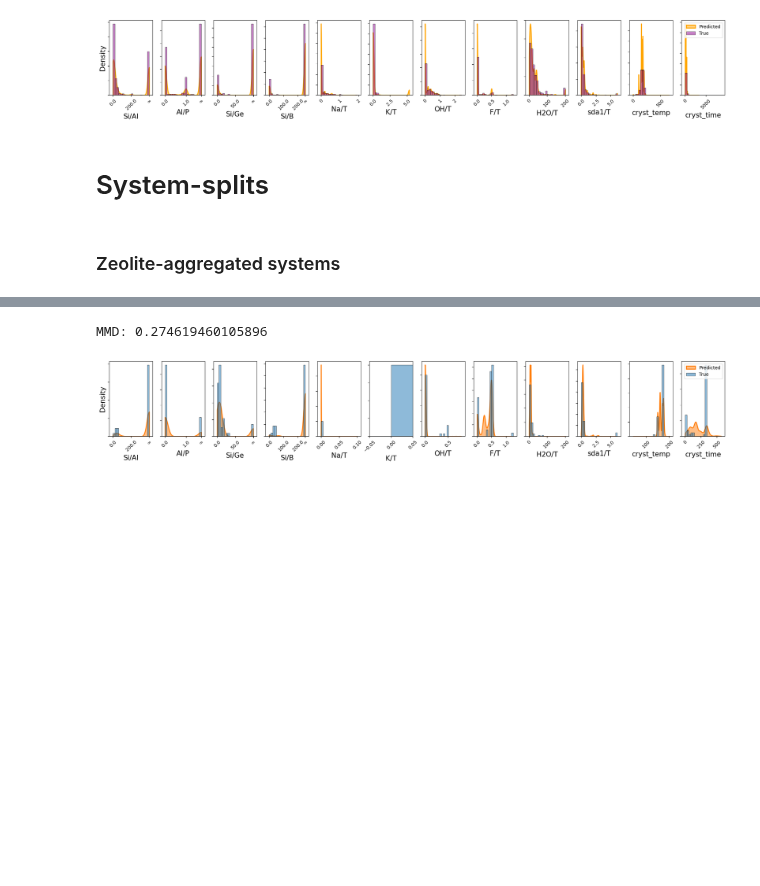
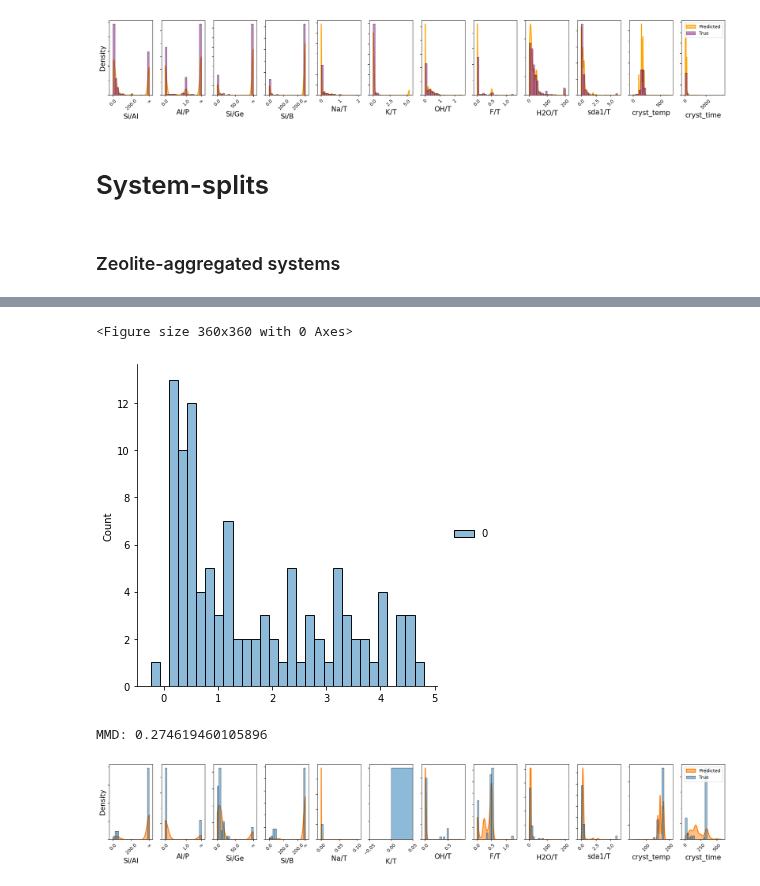
Before and after one commit to eltonpan/zeosyn_gen, a Jupyter notebook: visualize_pred.ipynb, the cells around one changed output, grey strips where cells are left out. Saved outputs shown, nothing was run; the diff lists cells and outputs as text; code cells hidden in the pictures; blank space fills up the shorter version.

```diff
--- a/visualize_pred.ipynb
+++ b/visualize_pred.ipynb
@@ -77,10 +77,13 @@ if not os.path.isfile(f'runs/{model_type}/{split}/{fname}/syn_pred_agg.csv'): #
     syn_pred = pd.DataFrame(syn_pred, columns=dataset.ratio_names+dataset.cond_names)
     syn_pred['zeo'], syn_pred['osda'] = zeo_code, osda_smiles
     syn_pred.to_csv(f'runs/{model_type}/{split}/{fname}/syn_pred_agg.csv', index=False) # Save synthetic predictions
+
 else:
     print('Loading synthetic predictions from saved predictions...')
     syn_pred = pd.read_csv(f'runs/{model_type}/{split}/{fname}/syn_pred_agg.csv')
 
+syn_pred_scaled = utils.scale_x_syn_ratio(syn_pred, dataset) # get min-max scaled version too
+
 syn_pred.shape
 # %% [output]
 SYSTEMS:
@@ -99,6 +102,9 @@ for ratio_idx, ratio in enumerate(dataset.ratio_names+dataset.cond_names):
 syn_true = pd.DataFrame(syn_true, columns=dataset.ratio_names+dataset.cond_names)
 syn_true = pd.DataFrame(syn_true, columns=dataset.ratio_names+dataset.cond_names)
 syn_true['zeo'], syn_true['osda'] = zeo_code, osda_smiles
+
+syn_true_scaled = utils.scale_x_syn_ratio(syn_true, dataset) # get min-max scaled version too
+
 syn_true.shape
 # %% [output]
 (5168, 14)
@@ -166,16 +170,23 @@ utils.compare_gel_conds([syn_pred, syn_true], ['Predicted', 'True'], [True, Fals
 # Top 10 most/least common zeolites in test set
 zeo_systems = list(syn_true['zeo'].value_counts().index)
 count = 0
+mmd_zeo_agg = {} # Dict of MMDs for each zeolite
 for zeo in zeo_systems:
 # for zeo in reversed(zeo_systems):
     if zeo != 'Dense/Amorphous':
-        print(zeo)
-        sys_syn_pred = syn_pred[syn_pred['zeo'] == zeo]
-        sys_syn_true = syn_true[syn_true['zeo'] == zeo]
-        print('MMD:', maximum_mean_discrepancy(sys_syn_pred[dataset.ratio_names+dataset.cond_names], sys_syn_true[dataset.ratio_names+dataset.cond_names]))
-        utils.compare_gel_conds([sys_syn_pred, sys_syn_true], ['Predicted', 'True'], [True, False], [False, True], ['tab:orange', 'tab:blue'], common_norm=True, alpha=0.5)
-
+        # print(zeo)
+        sys_syn_pred, sys_syn_true = syn_pred[syn_pred['zeo'] == zeo], syn_true[syn_true['zeo'] == zeo]
+        sys_syn_pred_scaled, sys_syn_true_scaled = syn_pred_scaled[syn_pred_scaled['zeo'] == zeo], syn_true_scaled[syn_true_scaled['zeo'] == zeo]
+        mmd = maximum_mean_discrepancy(sys_syn_pred_scaled[dataset.ratio_names+dataset.cond_names], sys_syn_true_scaled[dataset.ratio_names+dataset.cond_names])
+        mmd_zeo_agg[zeo] = mmd
+        # print('MMD:', mmd)
+        # utils.compare_gel_conds([sys_syn_pred, sys_syn_true], ['Predicted', 'True'], [True, False], [False, True], ['tab:orange', 'tab:blue'], common_norm=True, alpha=0.5)
         count += 1
-    if count == 10:
-        break
+    # if count == 10:
+    #     break
+mmd_zeo_agg_df = pd.DataFrame({'zeo': mmd_zeo_agg.keys(), 'MMD': mmd_zeo_agg.values()}).sort_values('MMD')
+mmd_mean, mmd_std = mmd_zeo_agg_df['MMD'].mean(), mmd_zeo_agg_df['MMD'].std()
+with open(f"runs/{configs['model_type']}/{configs['split']}/{configs['fname']}/mmd_zeo_agg.json", "w") as outfile:
+    json.dump({'MMD mean': mmd_mean, 'MMD std': mmd_std}, outfile, indent=4)
+print('Mean MMD:', mmd_mean, 'Std MMD:', mmd_std)
 # %% [output]
@@ -201,3 +194,11 @@ MMD: 0.592837393283844
+# %%
+import seaborn as sns
+plt.figure(figsize=(5,5))
+sns.displot(mmd_zeo_agg.values(), bins=30)
+plt.show()
+# %% [output]
+<Figure size 360x360 with 0 Axes>
+[figure, added]
 # %%
 # BEC - observe Si/Ge and F/T
 zeo = 'BEC'
```
Also changed, not shown: parts of 5 cells of this notebook, 21 other files.
